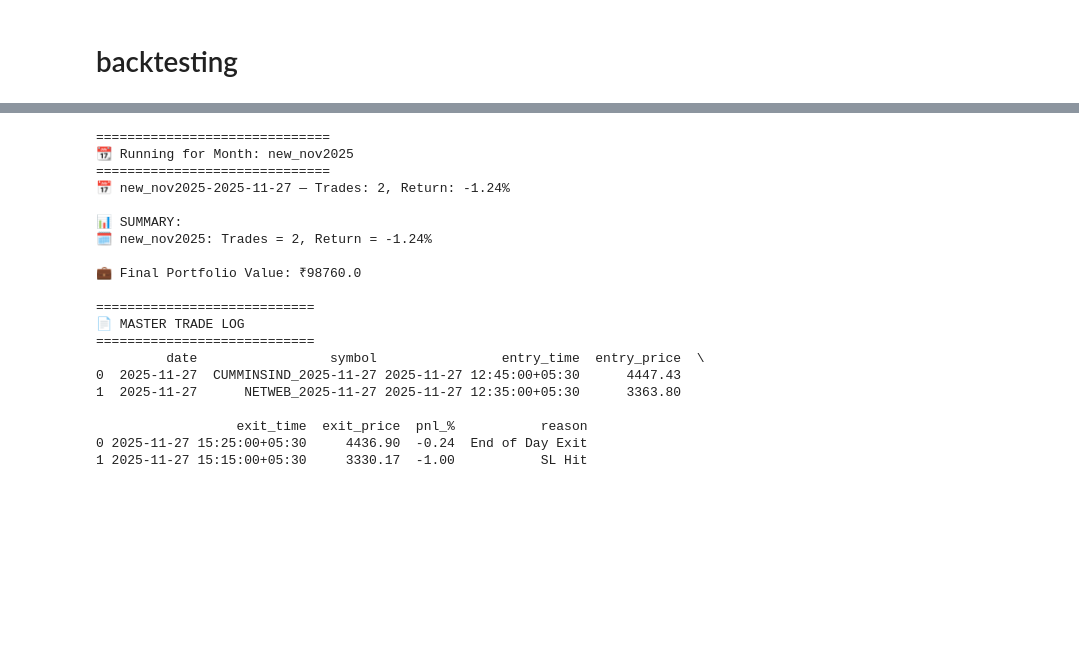
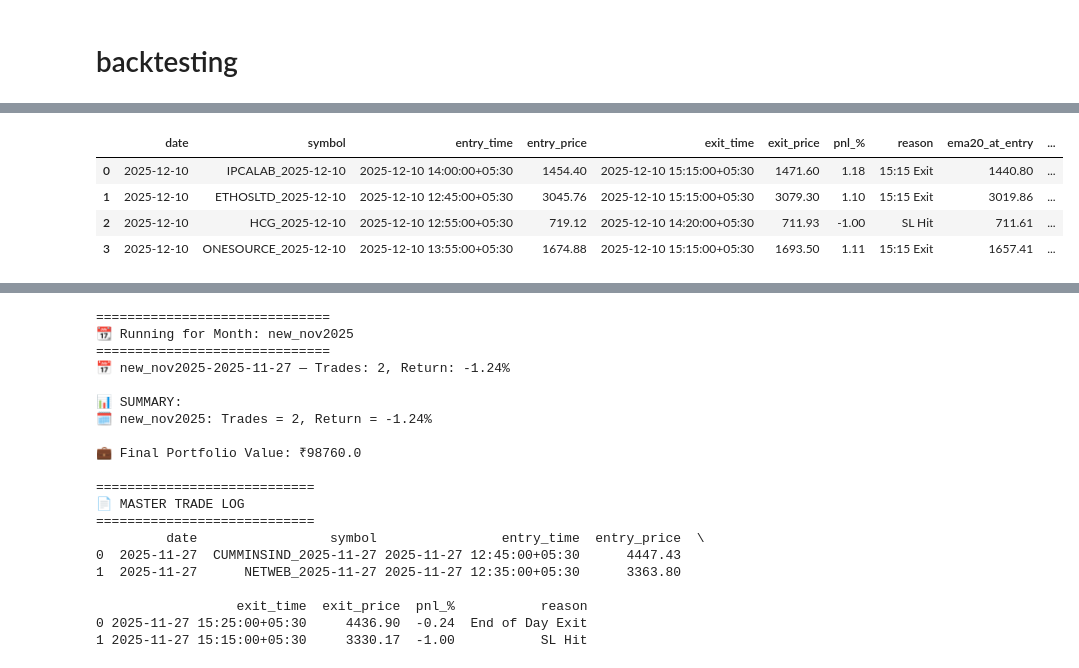
Before and after one commit to algotraders8055-bot/Algo_Trading_Breakout, a Jupyter notebook: Data_Download.ipynb, the cells around one changed output, grey strips where cells are left out. Saved outputs shown, nothing was run; the diff lists cells and outputs as text; code cells hidden in the pictures; blank space fills up the shorter version.

```diff
--- a/Data_Download.ipynb
+++ b/Data_Download.ipynb
@@ -1145,0 +1595,9 @@ daily_trades
+# %%
+df_a = pd.DataFrame(daily_trades)
+df_a
+# %% [output]
+|  | date | symbol | entry_time | entry_price | exit_time | exit_price | pnl_% | reason | ema20_at_entry | ... |
+| 0 | 2025-12-10 | IPCALAB_2025-12-10 | 2025-12-10 14:00:00+05:30 | 1454.40 | 2025-12-10 15:15:00+05:30 | 1471.60 | 1.18 | 15:15 Exit | 1440.80 | ... |
+| 1 | 2025-12-10 | ETHOSLTD_2025-12-10 | 2025-12-10 12:45:00+05:30 | 3045.76 | 2025-12-10 15:15:00+05:30 | 3079.30 | 1.10 | 15:15 Exit | 3019.86 | ... |
+| 2 | 2025-12-10 | HCG_2025-12-10 | 2025-12-10 12:55:00+05:30 | 719.12 | 2025-12-10 14:20:00+05:30 | 711.93 | -1.00 | SL Hit | 711.61 | ... |
+| 3 | 2025-12-10 | ONESOURCE_2025-12-10 | 2025-12-10 13:55:00+05:30 | 1674.88 | 2025-12-10 15:15:00+05:30 | 1693.50 | 1.11 | 15:15 Exit | 1657.41 | ... |
```
Also changed, not shown: parts of 49 cells of this notebook.
